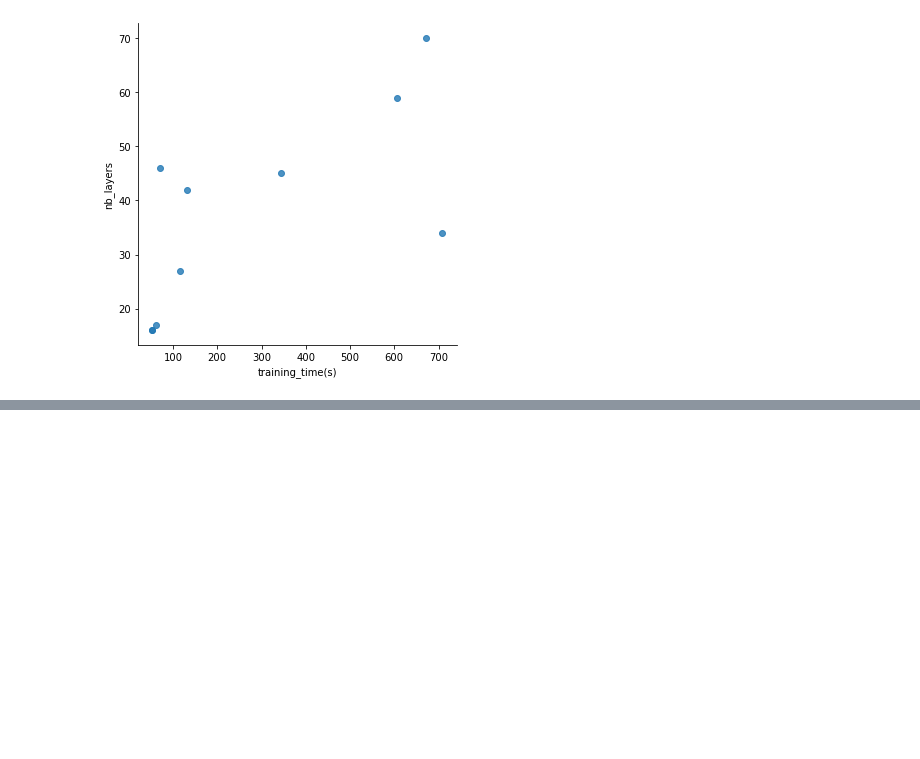
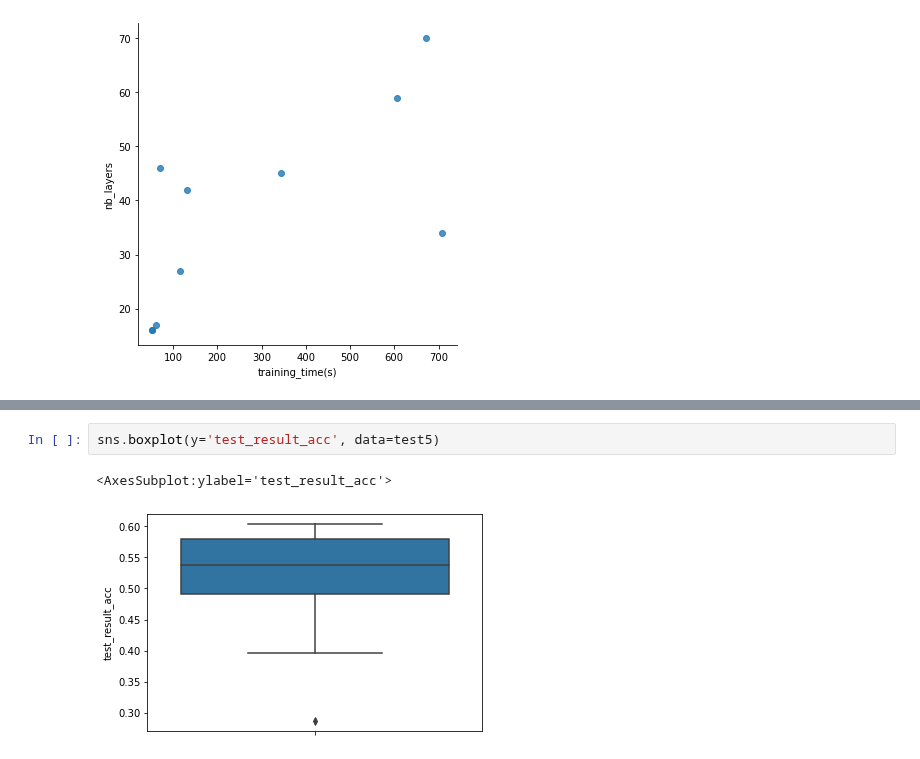
Before and after one commit to AntoineGr1/Memoire_code, a Jupyter notebook: Analyse_resnet_gen_result.ipynb, the cells around one changed output, grey strips where cells are left out. Saved outputs shown, nothing was run; the diff lists cells and outputs as text; blank space fills up the shorter version.

```diff
--- a/Analyse_resnet_gen_result.ipynb
+++ b/Analyse_resnet_gen_result.ipynb
@@ -262,0 +279,5 @@ sns.lmplot(
+# %%
+sns.boxplot(y='test_result_acc', data=test5)
+# %% [output]
+<AxesSubplot:ylabel='test_result_acc'>
+[figure, added]
```
Also changed, not shown: parts of 9 cells of this notebook, 36 other files.
